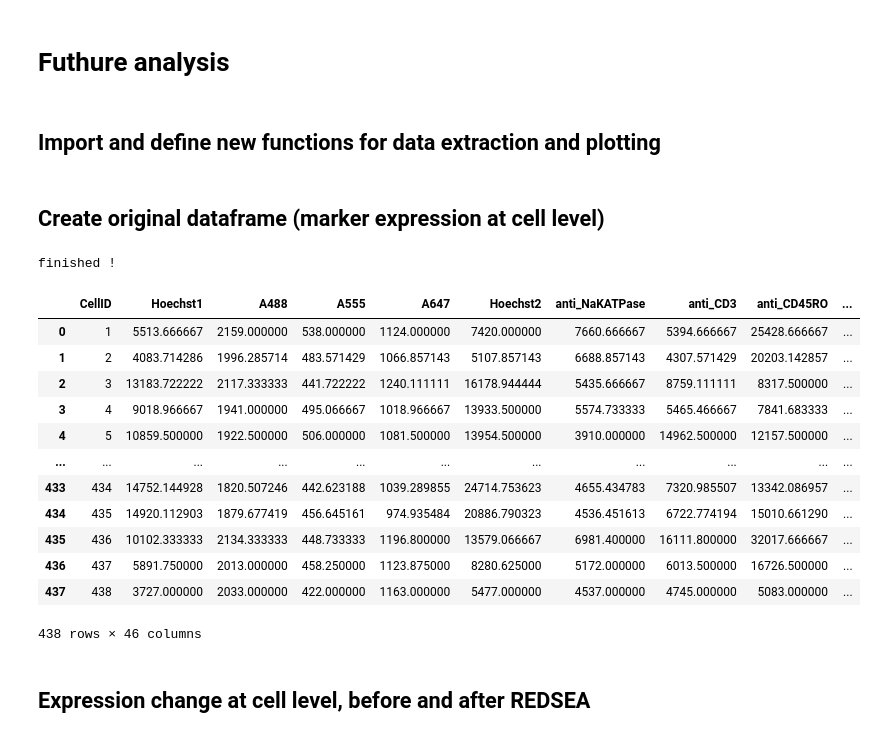
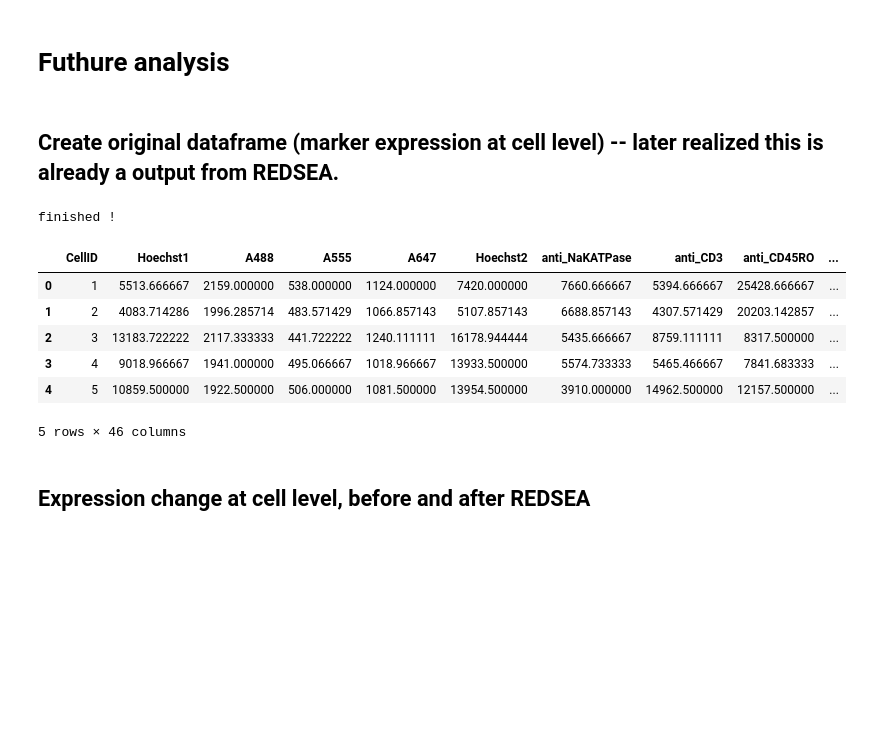
Before and after one commit to IAWG-CSBC-PSON/hack2022-05-cross-talk, a Jupyter notebook: 0.1_redsea_py.ipynb, the cells around one changed output. Drawn from its saved outputs; the diff is of its cells as text; code cells hidden in the pictures; blank space fills up the shorter version.

```diff
--- a/0.1_redsea_py.ipynb
+++ b/0.1_redsea_py.ipynb
@@ -362,4 +363,2 @@ dataCompenScaleSizeL_full.head() # redsea compensated counts, but scaled by cell
 # %% [markdown]
 # Futhure analysis
-# %% [markdown]
-## Import and define new functions for data extraction and plotting
@@ -428,30 +365,22 @@ def plot_co_expression(df, x, y, levels=5):
 # %% [markdown]
-## Create original dataframe (marker expression at cell level)
+## Create original dataframe (marker expression at cell level) -- later realized this is already a output from REDSEA.
 # %%
 # specify variables to feed
 channel_names_loaded = markers
 masks_loaded = {'whole-cell':segMat}
 
 # extract single-cell data for multiple channels for multiple masks
 data_original = MaskZstack(masks_loaded,tiff_fname,channel_names_loaded,intensity_props=["mean_intensity"])['whole-cell']
+data_original.head()
 # %% [output]
 finished !
+|  | CellID | Hoechst1 | A488 | A555 | A647 | Hoechst2 | anti_NaKATPase | anti_CD3 | anti_CD45RO | ... |
+| 0 | 1 | 5513.666667 | 2159.000000 | 538.000000 | 1124.000000 | 7420.000000 | 7660.666667 | 5394.666667 | 25428.666667 | ... |
+| 1 | 2 | 4083.714286 | 1996.285714 | 483.571429 | 1066.857143 | 5107.857143 | 6688.857143 | 4307.571429 | 20203.142857 | ... |
+| 2 | 3 | 13183.722222 | 2117.333333 | 441.722222 | 1240.111111 | 16178.944444 | 5435.666667 | 8759.111111 | 8317.500000 | ... |
+| 3 | 4 | 9018.966667 | 1941.000000 | 495.066667 | 1018.966667 | 13933.500000 | 5574.733333 | 5465.466667 | 7841.683333 | ... |
+| 4 | 5 | 10859.500000 | 1922.500000 | 506.000000 | 1081.500000 | 13954.500000 | 3910.000000 | 14962.500000 | 12157.500000 | ... |
+5 rows × 46 columns
-# %%
-data_original
-# %% [output]
-|  | CellID | Hoechst1 | A488 | A555 | A647 | Hoechst2 | anti_NaKATPase | anti_CD3 | anti_CD45RO | ... |
-| 0 | 1 | 5513.666667 | 2159.000000 | 538.000000 | 1124.000000 | 7420.000000 | 7660.666667 | 5394.666667 | 25428.666667 | ... |
-| 1 | 2 | 4083.714286 | 1996.285714 | 483.571429 | 1066.857143 | 5107.857143 | 6688.857143 | 4307.571429 | 20203.142857 | ... |
-| 2 | 3 | 13183.722222 | 2117.333333 | 441.722222 | 1240.111111 | 16178.944444 | 5435.666667 | 8759.111111 | 8317.500000 | ... |
-| 3 | 4 | 9018.966667 | 1941.000000 | 495.066667 | 1018.966667 | 13933.500000 | 5574.733333 | 5465.466667 | 7841.683333 | ... |
-| 4 | 5 | 10859.500000 | 1922.500000 | 506.000000 | 1081.500000 | 13954.500000 | 3910.000000 | 14962.500000 | 12157.500000 | ... |
-| ... | ... | ... | ... | ... | ... | ... | ... | ... | ... | ... |
-| 433 | 434 | 14752.144928 | 1820.507246 | 442.623188 | 1039.289855 | 24714.753623 | 4655.434783 | 7320.985507 | 13342.086957 | ... |
-| 434 | 435 | 14920.112903 | 1879.677419 | 456.645161 | 974.935484 | 20886.790323 | 4536.451613 | 6722.774194 | 15010.661290 | ... |
-| 435 | 436 | 10102.333333 | 2134.333333 | 448.733333 | 1196.800000 | 13579.066667 | 6981.400000 | 16111.800000 | 32017.666667 | ... |
-| 436 | 437 | 5891.750000 | 2013.000000 | 458.250000 | 1123.875000 | 8280.625000 | 5172.000000 | 6013.500000 | 16726.500000 | ... |
-| 437 | 438 | 3727.000000 | 2033.000000 | 422.000000 | 1163.000000 | 5477.000000 | 4537.000000 | 4745.000000 | 5083.000000 | ... |
-438 rows × 46 columns
 # %% [markdown]
 ## Expression change at cell level, before and after REDSEA
 # %%
```
Also changed, not shown: parts of 8 cells of this notebook.
